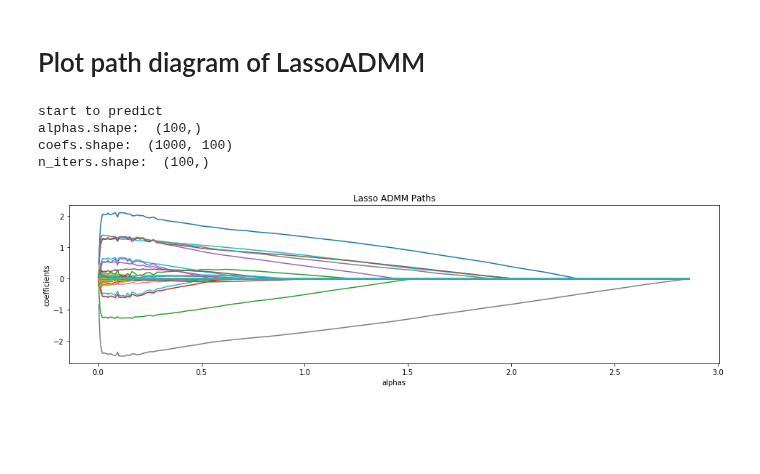
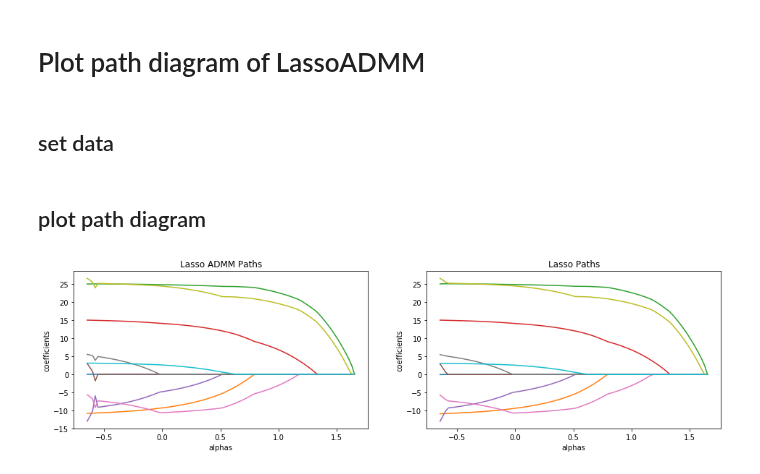
Before and after one commit to hacarus/spm-image, a Jupyter notebook: examples/lasso_admm.ipynb, the cells around one changed output. Drawn from its saved outputs; the diff is of its cells as text; code cells hidden in the pictures; blank space fills up the shorter version.

Commit message:
add plot path diagram

```diff
--- a/examples/lasso_admm.ipynb
+++ b/examples/lasso_admm.ipynb
@@ -118,14 +118,3 @@ model.score(X_test, y_test), model_admm.score(X_test, y_test)
 (0.9873894877060387, 0.9845635939332267)
 # %% [markdown]
 # Plot path diagram of LassoADMM
-# %%
-from spmimage.linear_model import admm
-n_alphas = 100
-print('start to predict')
-#alphas = np.random.randn(n_alphas) # according to implementation of admm_path, we don't need alphas
-alphas, coefs, n_iters = admm.admm_path(X=X, y=y)
-# %% [output]
-start to predict
-alphas.shape:  (100,)
-coefs.shape:  (1000, 100)
-n_iters.shape:  (100,)
@@ -132,14 +124,41 @@ n_iters.shape:  (100,)
+# %% [markdown]
+## set data
+# %%
+from sklearn import datasets
+diabetes = datasets.load_diabetes()
+X = diabetes.data
+y = diabetes.target
+
+X /= X.std(axis=0)  # Standardize data (easier to set the l1_ratio parameter)
+n_alphas = 100
+eps = 5e-3
+alphas_admm, coefs_admm, _ = admm_path(X=X, y=y, eps=eps)
+alphas_lasso, coefs_lasso, _ = lasso_path(X=X, y=y, eps=eps)
+# %% [markdown]
+## plot path diagram
 # %%
-plt.figure(figsize=(16,4))
-for i, c in enumerate(coefs):
-    plt.plot(alphas, c)
-    if i ==
+log_alphas_admm = np.log10(alphas_admm)
+log_alphas_lasso = np.log10(alphas_lasso)
+
+plt.figure(figsize=(16, 4))
+plt.subplot(1, 2, 1)
+for coefs_a, coefs_l in zip(coefs_admm, coefs_lasso):
+    plt.plot(log_alphas_admm, coefs_a)
 
 plt.xlabel('alphas')
 plt.ylabel('coefficients')
 plt.title('Lasso ADMM Paths')
-plt.legend()
 plt.axis('tight')
+
+plt.subplot(1, 2, 2)
+for coefs_l in coefs_lasso:
+    plt.plot(log_alphas_lasso, coefs_l)
+
+plt.xlabel('alphas')
+plt.ylabel('coefficients')
+plt.title('Lasso Paths')
+plt.axis('tight')
+
 plt.show()
 # %% [output]
-[figure, old version]
+[figure, new version]
```
Also changed, not shown: parts of 4 cells of this notebook.
